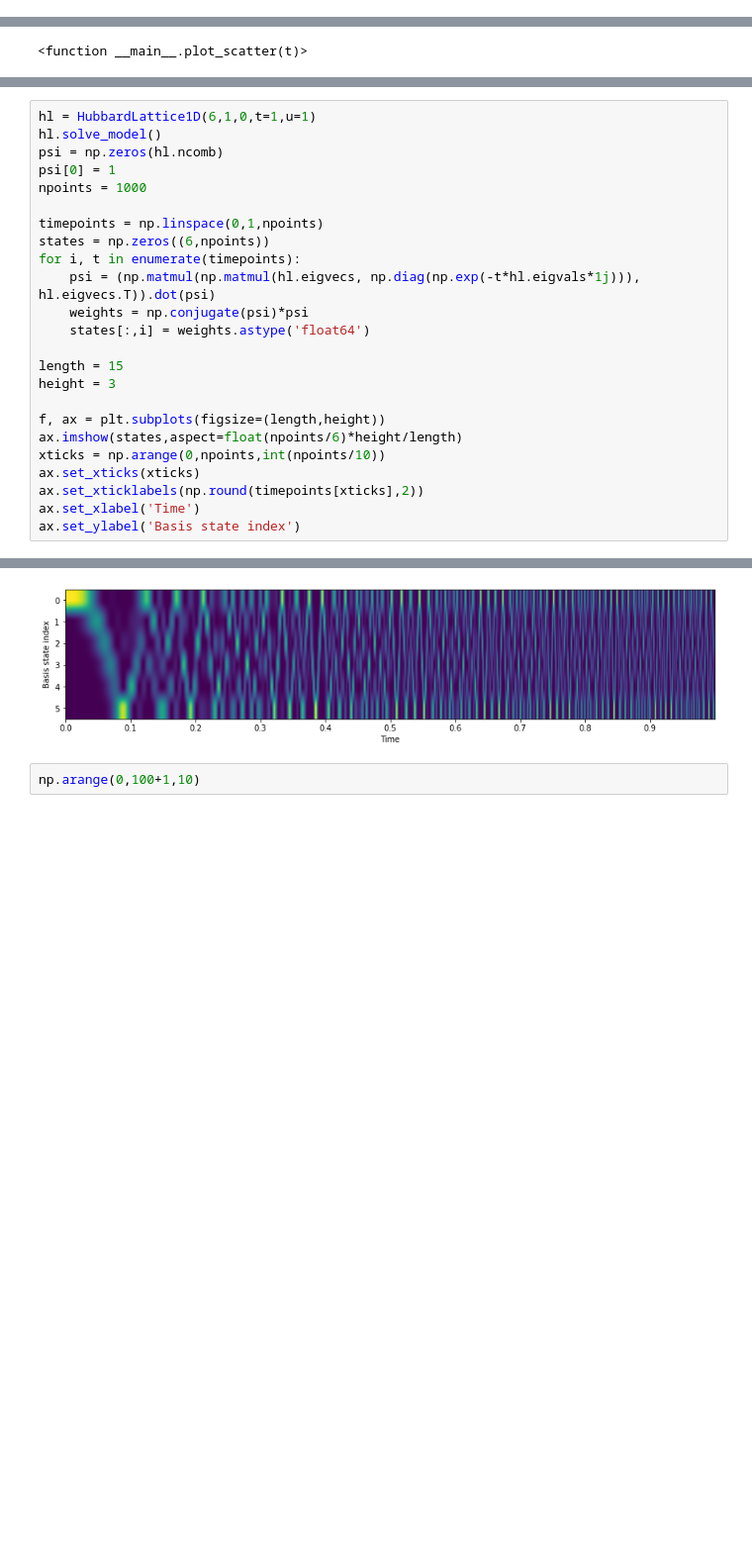
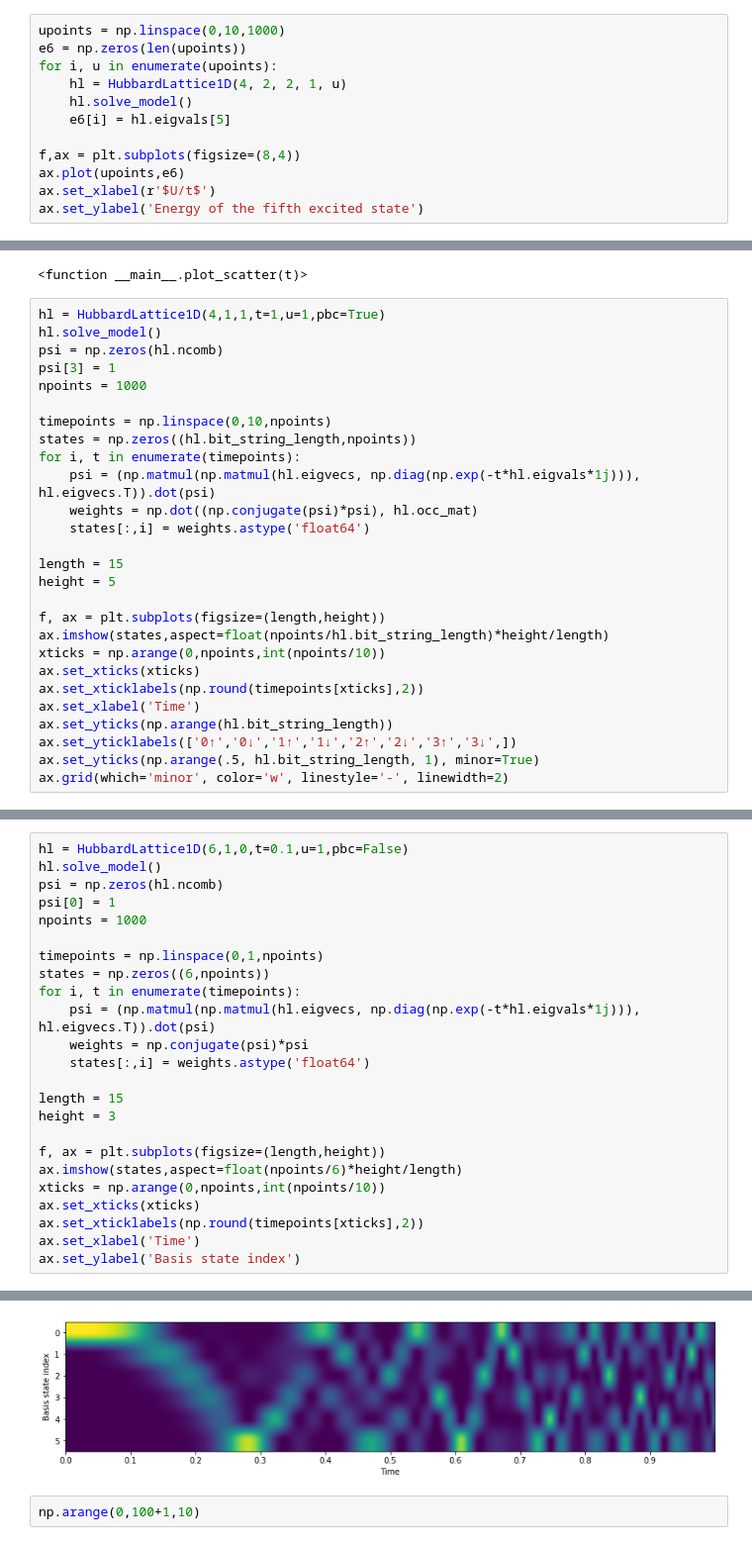
Before and after one commit to brianz98/hubbard-model, a Jupyter notebook: hubbard.ipynb, the cells around one changed output, grey strips where cells are left out. Shown: that part at 99% size. Drawn from its saved outputs; the diff is of its cells as text; blank space fills up the shorter version.

Commit message:
New figures

```diff
--- a/hubbard.ipynb
+++ b/hubbard.ipynb
@@ -362,0 +379,12 @@ axins.set_ylim([-1.1,0.1])
+# %%
+upoints = np.linspace(0,10,1000)
+e6 = np.zeros(len(upoints))
+for i, u in enumerate(upoints):
+    hl = HubbardLattice1D(4, 2, 2, 1, u)
+    hl.solve_model()
+    e6[i] = hl.eigvals[5]
+
+f,ax = plt.subplots(figsize=(8,4))
+ax.plot(upoints,e6)
+ax.set_xlabel(r'$U/t$')
+ax.set_ylabel('Energy of the fifth excited state')
@@ -460,3 +505,30 @@ interact(plot_scatter, t=(0,20,0.01))
 # %% [output]
 interactive(children=(FloatSlider(value=10.0, description='t', max=20.0, step=0.01), Output()), _dom_classes=(…
 <function __main__.plot_scatter(t)>
+# %%
+hl = HubbardLattice1D(4,1,1,t=1,u=1,pbc=True)
+hl.solve_model()
+psi = np.zeros(hl.ncomb)
+psi[3] = 1
+npoints = 1000
+
+timepoints = np.linspace(0,10,npoints)
+states = np.zeros((hl.bit_string_length,npoints))
+for i, t in enumerate(timepoints):
+    psi = (np.matmul(np.matmul(hl.eigvecs, np.diag(np.exp(-t*hl.eigvals*1j))), hl.eigvecs.T)).dot(psi)
+    weights = np.dot((np.conjugate(psi)*psi), hl.occ_mat)
+    states[:,i] = weights.astype('float64')
+
+length = 15
+height = 5
+
+f, ax = plt.subplots(figsize=(length,height))
+ax.imshow(states,aspect=float(npoints/hl.bit_string_length)*height/length)
+xticks = np.arange(0,npoints,int(npoints/10))
+ax.set_xticks(xticks)
+ax.set_xticklabels(np.round(timepoints[xticks],2))
+ax.set_xlabel('Time')
+ax.set_yticks(np.arange(hl.bit_string_length))
+ax.set_yticklabels(['0↑','0↓','1↑','1↓','2↑','2↓','3↑','3↓',])
+ax.set_yticks(np.arange(.5, hl.bit_string_length, 1), minor=True)
+ax.grid(which='minor', color='w', linestyle='-', linewidth=2)
@@ -463,30 +574,30 @@ interactive(children=(FloatSlider(value=10.0, description='t', max=20.0, step=0.
 # %%
-hl = HubbardLattice1D(6,1,0,t=1,u=1)
+hl = HubbardLattice1D(6,1,0,t=0.1,u=1,pbc=False)
 hl.solve_model()
 psi = np.zeros(hl.ncomb)
 psi[0] = 1
 npoints = 1000
 
 timepoints = np.linspace(0,1,npoints)
 states = np.zeros((6,npoints))
 for i, t in enumerate(timepoints):
     psi = (np.matmul(np.matmul(hl.eigvecs, np.diag(np.exp(-t*hl.eigvals*1j))), hl.eigvecs.T)).dot(psi)
     weights = np.conjugate(psi)*psi
     states[:,i] = weights.astype('float64')
 
 length = 15
 height = 3
 
 f, ax = plt.subplots(figsize=(length,height))
 ax.imshow(states,aspect=float(npoints/6)*height/length)
 xticks = np.arange(0,npoints,int(npoints/10))
 ax.set_xticks(xticks)
 ax.set_xticklabels(np.round(timepoints[xticks],2))
 ax.set_xlabel('Time')
 ax.set_ylabel('Basis state index')
 # %% [output]
 Text(0, 0.5, 'Basis state index')
-[figure, old version]
+[figure, new version]
 # %%
 np.arange(0,100+1,10)
 # %% [output]
```
Also changed, not shown: parts of 7 cells of this notebook.
